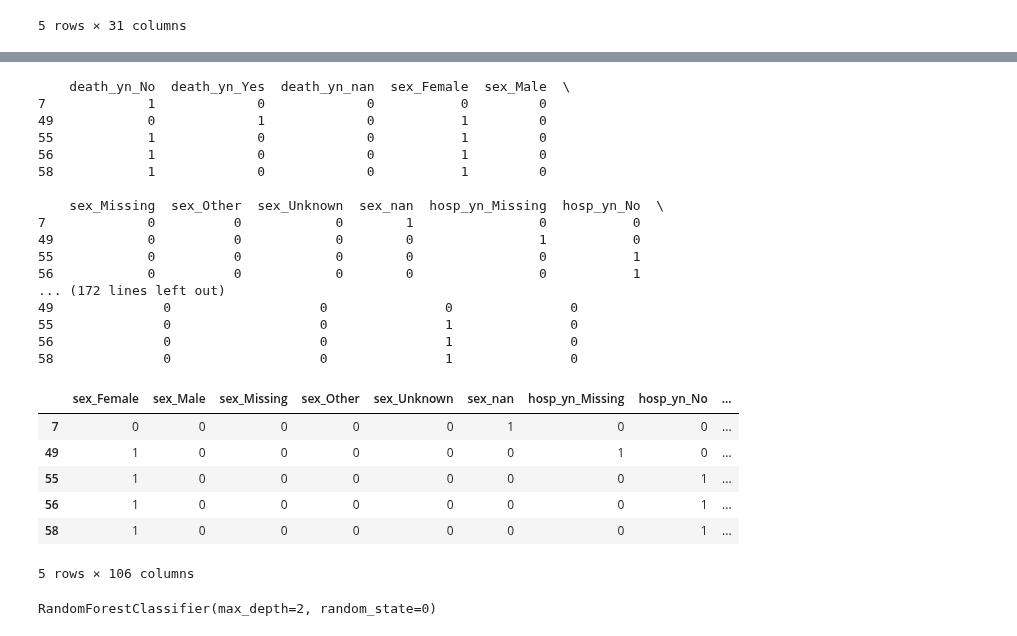
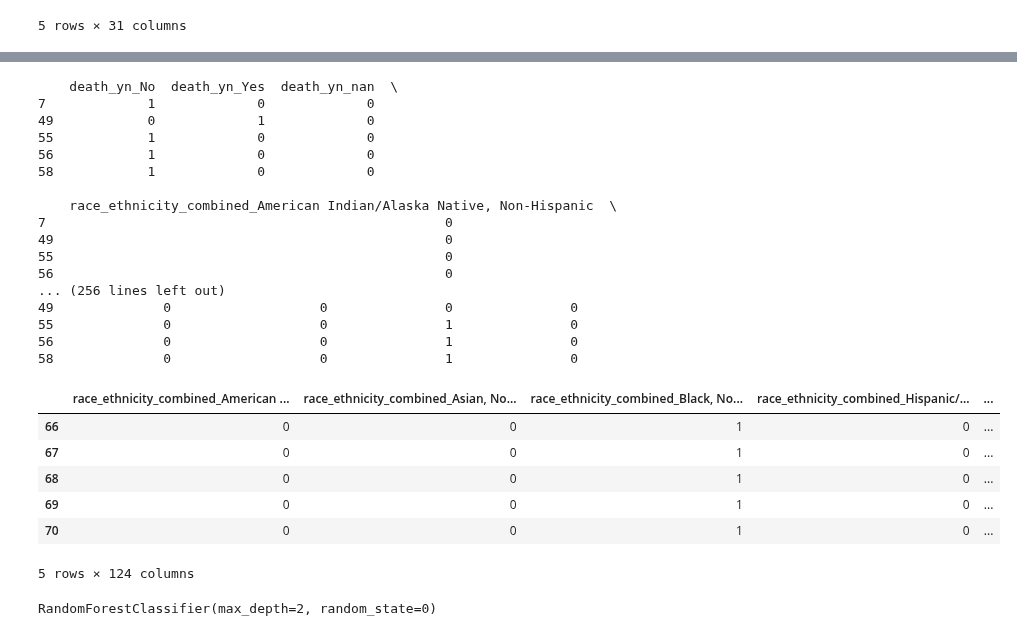
Before and after one commit to georgetown-analytics/COVID-19-race-social-equity-, a Jupyter notebook: Model on Dec Data.ipynb, the cells around one changed output, grey strips where cells are left out. Cells and saved outputs as stored; diff of their text form; code cells hidden in the pictures.

```diff
--- a/Model on Dec Data.ipynb
+++ b/Model on Dec Data.ipynb
@@ -53,0 +51,3 @@ death_df.head()
+# %%
+death_df_No_Unknowns = death_df.loc[(df_dec['race_ethnicity_combined'] != 'NaN') & (df_dec['race_ethnicity_combined'] != 'Unknown') & (df_dec['race_ethnicity_combined'] != 'Missing')& (df_dec['race_ethnicity_combined'].notna())]
+death_df_No_Unknowns.head()
@@ -54,41 +73,46 @@ death_df.head()
 # %%
 #one hot encoding
-#pd dummies takes forever
-death_sex_dummy = pd.get_dummies(death_df[['death_yn','sex','hosp_yn','icu_yn','hc_work_yn','pna_yn','abxchest_yn','acuterespdistress_yn','mechvent_yn','fever_yn','sfever_yn','chills_yn','myalgia_yn','runnose_yn','sthroat_yn','cough_yn','sob_yn','nauseavomit_yn','headache_yn','abdom_yn','diarrhea_yn','medcond_yn']],dummy_na=True)
+death_sex_dummy = pd.get_dummies(death_df[['death_yn','race_ethnicity_combined','age_group','sex','hosp_yn','icu_yn','hc_work_yn','pna_yn','abxchest_yn','acuterespdistress_yn','mechvent_yn','fever_yn','sfever_yn','chills_yn','myalgia_yn','runnose_yn','sthroat_yn','cough_yn','sob_yn','nauseavomit_yn','headache_yn','abdom_yn','diarrhea_yn','medcond_yn']],dummy_na=True)
 
 with pd.option_context('display.max_rows', 20, 'display.max_columns', None):
     print(death_sex_dummy.head())
 # %% [output]
-    death_yn_No  death_yn_Yes  death_yn_nan  sex_Female  sex_Male  \
-7             1             0             0           0         0
-49            0             1             0           1         0
-55            1             0             0           1         0
-56            1             0             0           1         0
-58            1             0             0           1         0
+    death_yn_No  death_yn_Yes  death_yn_nan  \
+7             1             0             0
+49            0             1             0
+55            1             0             0
+56            1             0             0
+58            1             0             0
 
-    sex_Missing  sex_Other  sex_Unknown  sex_nan  hosp_yn_Missing  hosp_yn_No  \
-7             0          0            0        1                0           0
-49            0          0            0        0                1           0
-55            0          0            0        0                0           1
-56            0          0            0        0                0           1
-... (172 lines left out)
+    race_ethnicity_combined_American Indian/Alaska Native, Non-Hispanic  \
+7                                                   0
+49                                                  0
+55                                                  0
+56                                                  0
+... (256 lines left out)
 49              0                   0               0               0
 55              0                   0               1               0
 56              0                   0               1               0
 58              0                   0               1               0
+# %%
+#one hot encoding
+death_sex_dummy_no_unknowns = pd.get_dummies(death_df_No_Unknowns[['death_yn','race_ethnicity_combined','age_group','sex','hosp_yn','icu_yn','hc_work_yn','pna_yn','abxchest_yn','acuterespdistress_yn','mechvent_yn','fever_yn','sfever_yn','chills_yn','myalgia_yn','runnose_yn','sthroat_yn','cough_yn','sob_yn','nauseavomit_yn','headache_yn','abdom_yn','diarrhea_yn','medcond_yn']],dummy_na=True)
 # %%
 deaths_array = death_sex_dummy['death_yn_Yes']
 other_data = death_sex_dummy.iloc[:,3:]
+# %%
+deaths_array_no_unknowns = death_sex_dummy_no_unknowns['death_yn_Yes']
+other_data_no_unknowns = death_sex_dummy_no_unknowns.iloc[:,3:]
 # %%
-other_data.head()
+other_data_no_unknowns.head()
 # %% [output]
-|  | sex_Female | sex_Male | sex_Missing | sex_Other | sex_Unknown | sex_nan | hosp_yn_Missing | hosp_yn_No | ... |
-| 7 | 0 | 0 | 0 | 0 | 0 | 1 | 0 | 0 | ... |
-| 49 | 1 | 0 | 0 | 0 | 0 | 0 | 1 | 0 | ... |
-| 55 | 1 | 0 | 0 | 0 | 0 | 0 | 0 | 1 | ... |
-| 56 | 1 | 0 | 0 | 0 | 0 | 0 | 0 | 1 | ... |
-| 58 | 1 | 0 | 0 | 0 | 0 | 0 | 0 | 1 | ... |
+|  | race_ethnicity_combined_American ... | race_ethnicity_combined_Asian, No... | race_ethnicity_combined_Black, No... | race_ethnicity_combined_Hispanic/... | ... |
+| 66 | 0 | 0 | 1 | 0 | ... |
+| 67 | 0 | 0 | 1 | 0 | ... |
+| 68 | 0 | 0 | 1 | 0 | ... |
+| 69 | 0 | 0 | 1 | 0 | ... |
+| 70 | 0 | 0 | 1 | 0 | ... |
-5 rows × 106 columns
+5 rows × 124 columns
 # %%
 X_train, X_test, y_train, y_test = train_test_split(other_data, deaths_array, test_size = 0.2, random_state = 42
 )
```
Also changed, not shown: parts of 15 cells of this notebook.
